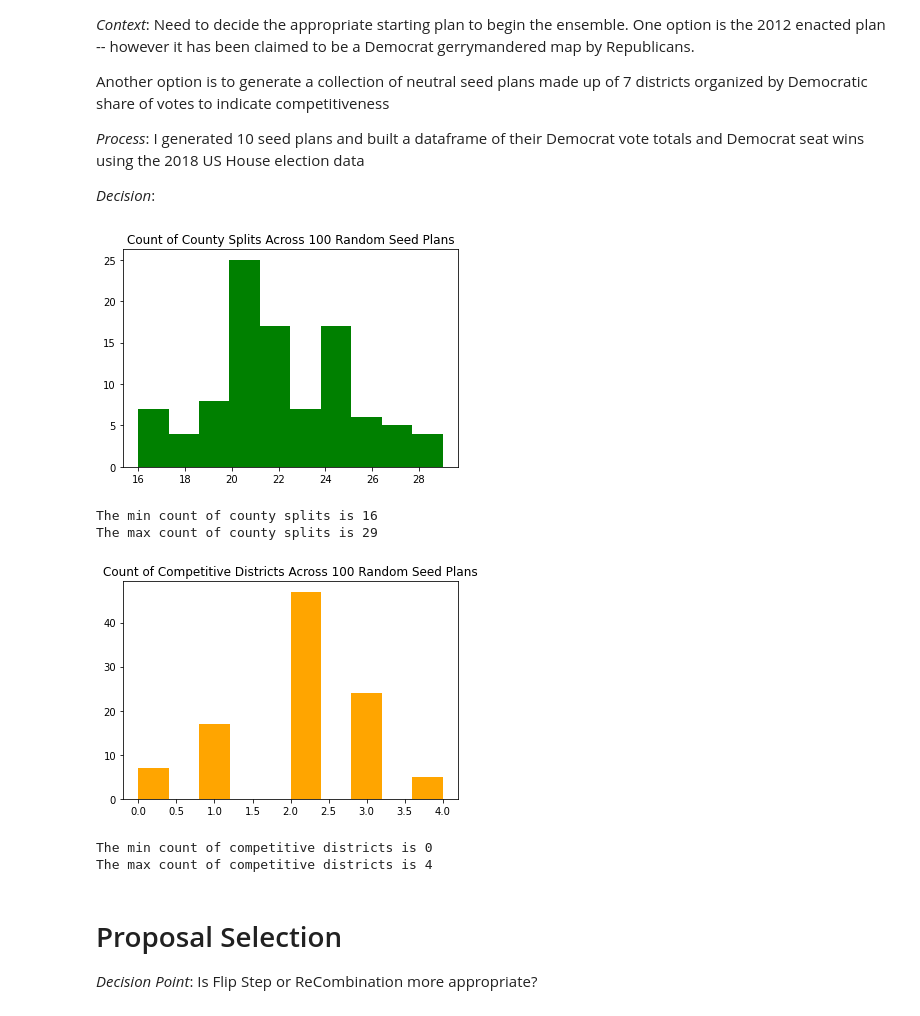
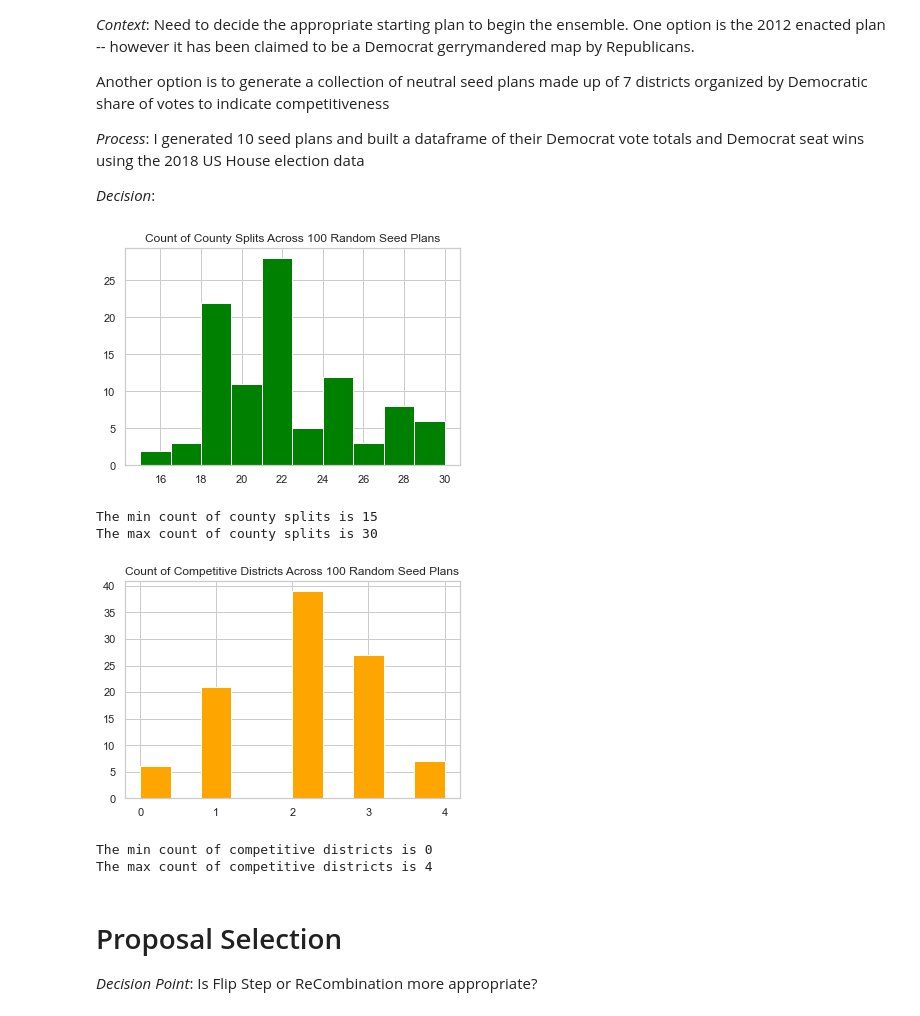
Before and after one commit to uwescience/dssg2021-redistricting, a Jupyter notebook: Colorado/02_CO_EDA_Modeling_Decisions.ipynb, the cells around one changed output. Cells and saved outputs as stored; diff of their text form; code cells hidden in the pictures.

```diff
--- a/Colorado/02_CO_EDA_Modeling_Decisions.ipynb
+++ b/Colorado/02_CO_EDA_Modeling_Decisions.ipynb
@@ -38,6 +38,9 @@ from functools import partial
 import networkx as nx
 import numpy as np
 import matplotlib.pyplot as plt
+
+import seaborn as sns
+sns.set_theme(style="whitegrid")
 
 from gerrychain import (
     Election,
@@ -259,24 +264,26 @@ for n in range(100):
     seeds_comp.append(sum([.45<x<.55 for x in partition_seed['USH18'].percents('First')]))
 # %%
 plt.hist(seeds_county, color="green")
+plt.locator_params(axis="both", integer=True, tight=True)
 plt.title("Count of County Splits Across 100 Random Seed Plans")
 plt.show()
 
 print("The min count of county splits is", min(seeds_county))
 print("The max count of county splits is", max(seeds_county))
 # %% [output]
-[figure, old version]
+[figure, new version]
-The min count of county splits is 16
-The max count of county splits is 29
+The min count of county splits is 15
+The max count of county splits is 30
 # %%
 plt.hist(seeds_comp, color="orange")
+plt.locator_params(axis="both", integer=True, tight=True)
 plt.title("Count of Competitive Districts Across 100 Random Seed Plans")
 plt.show()
 
 print("The min count of competitive districts is", min(seeds_comp))
 print("The max count of competitive districts is", max(seeds_comp))
 # %% [output]
-[figure, old version]
+[figure, new version]
 The min count of competitive districts is 0
 The max count of competitive districts is 4
 # %% [markdown]
```
Also changed, not shown: parts of 20 cells of this notebook, 1 other file.
